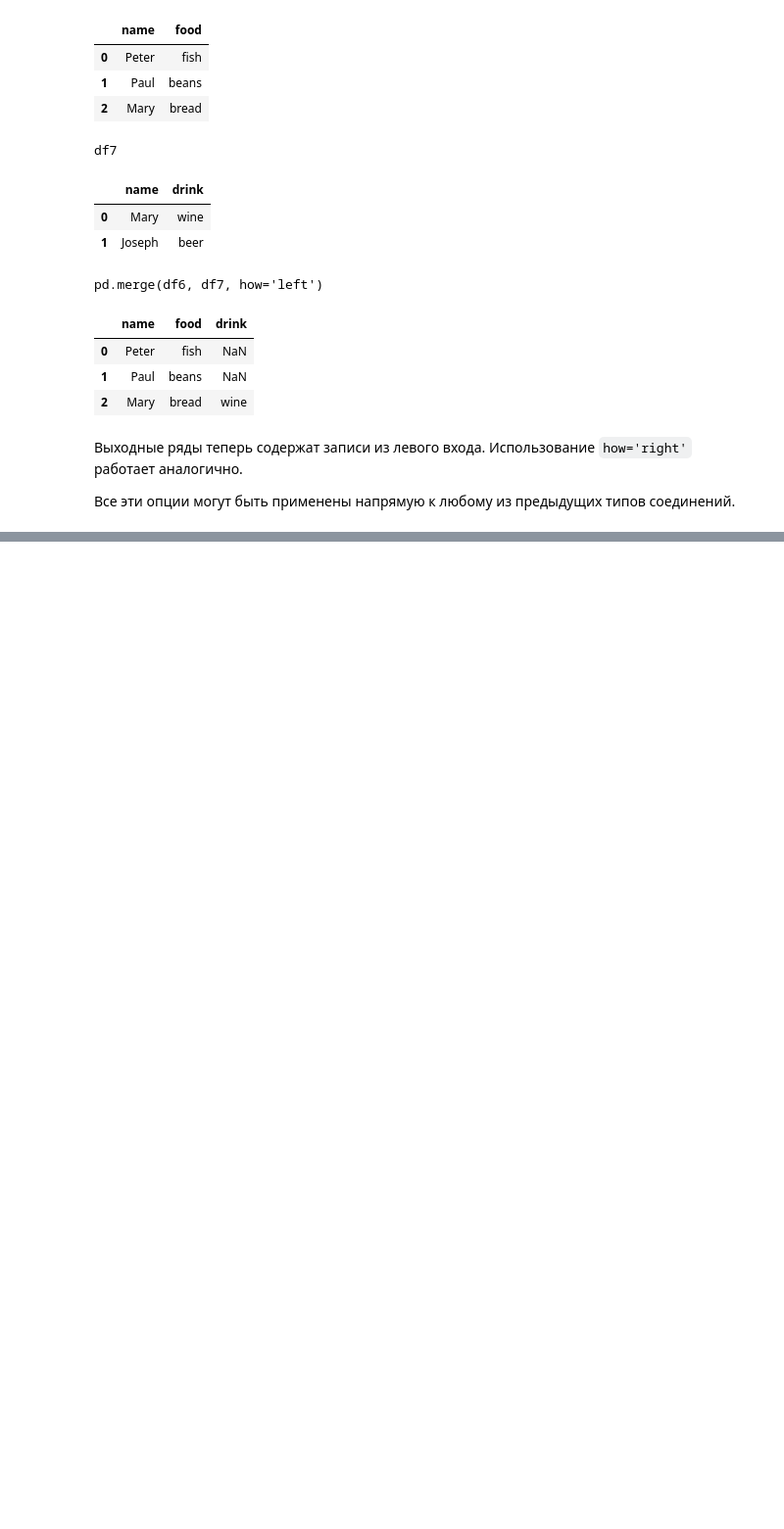
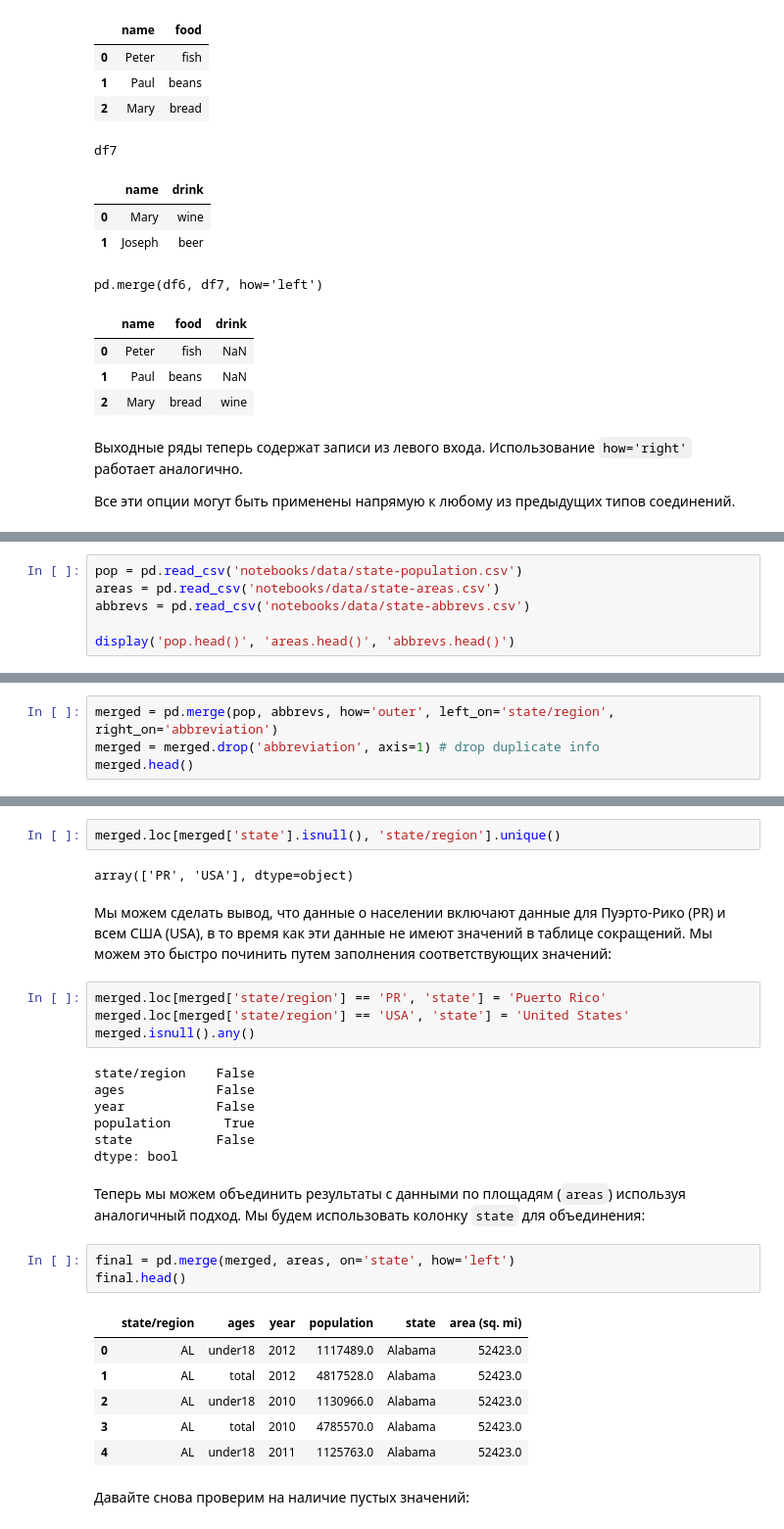
Before and after one commit to proway2/PythonDataScienceHandbook, a Jupyter notebook: Pandas - Merge And Join.ipynb, the cells around one changed output, grey strips where cells are left out. Shown at 98% size. Drawn from its saved outputs; the diff is of its cells as text; blank space fills up the shorter version.

```diff
--- a/Pandas - Merge And Join.ipynb
+++ b/Pandas - Merge And Join.ipynb
@@ -399,0 +458,6 @@ https://jakevdp.github.io/PythonDataScienceHandbook/03.07-merge-and-join.html#Ov
+# %%
+pop = pd.read_csv('notebooks/data/state-population.csv')
+areas = pd.read_csv('notebooks/data/state-areas.csv')
+abbrevs = pd.read_csv('notebooks/data/state-abbrevs.csv')
+
+display('pop.head()', 'areas.head()', 'abbrevs.head()')
@@ -399,0 +490,4 @@ https://jakevdp.github.io/PythonDataScienceHandbook/03.07-merge-and-join.html#Ov
+# %%
+merged = pd.merge(pop, abbrevs, how='outer', left_on='state/region', right_on='abbreviation')
+merged = merged.drop('abbreviation', axis=1) # drop duplicate info
+merged.head()
@@ -399,0 +527,31 @@ https://jakevdp.github.io/PythonDataScienceHandbook/03.07-merge-and-join.html#Ov
+# %%
+merged.loc[merged['state'].isnull(), 'state/region'].unique()
+# %% [output]
+array(['PR', 'USA'], dtype=object)
+# %% [markdown]
+Мы можем сделать вывод, что данные о населении включают данные для Пуэрто-Рико (PR) и всем США (USA), в то время как эти данные не имеют значений в таблице сокращений. Мы можем это быстро починить путем заполнения соответствующих значений:
+# %%
+merged.loc[merged['state/region'] == 'PR', 'state'] = 'Puerto Rico'
+merged.loc[merged['state/region'] == 'USA', 'state'] = 'United States'
+merged.isnull().any()
+# %% [output]
+state/region    False
+ages            False
+year            False
+population       True
+state           False
+dtype: bool
+# %% [markdown]
+Теперь мы можем объединить результаты с данными по площадям (`areas`) используя аналогичный подход. Мы будем использовать колонку `state` для объединения:
+# %%
+final = pd.merge(merged, areas, on='state', how='left')
+final.head()
+# %% [output]
+|  | state/region | ages | year | population | state | area (sq. mi) |
+| 0 | AL | under18 | 2012 | 1117489.0 | Alabama | 52423.0 |
+| 1 | AL | total | 2012 | 4817528.0 | Alabama | 52423.0 |
+| 2 | AL | under18 | 2010 | 1130966.0 | Alabama | 52423.0 |
+| 3 | AL | total | 2010 | 4785570.0 | Alabama | 52423.0 |
+| 4 | AL | under18 | 2011 | 1125763.0 | Alabama | 52423.0 |
+# %% [markdown]
+Давайте снова проверим на наличие пустых значений:
```
Also changed, not shown: parts of 26 cells of this notebook, 1 other file.
